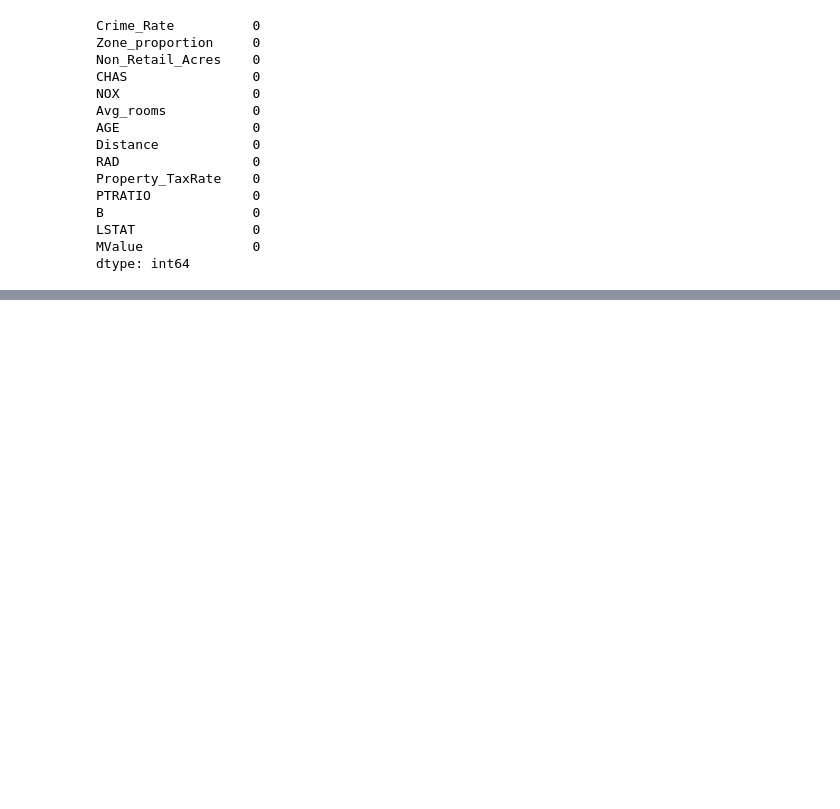
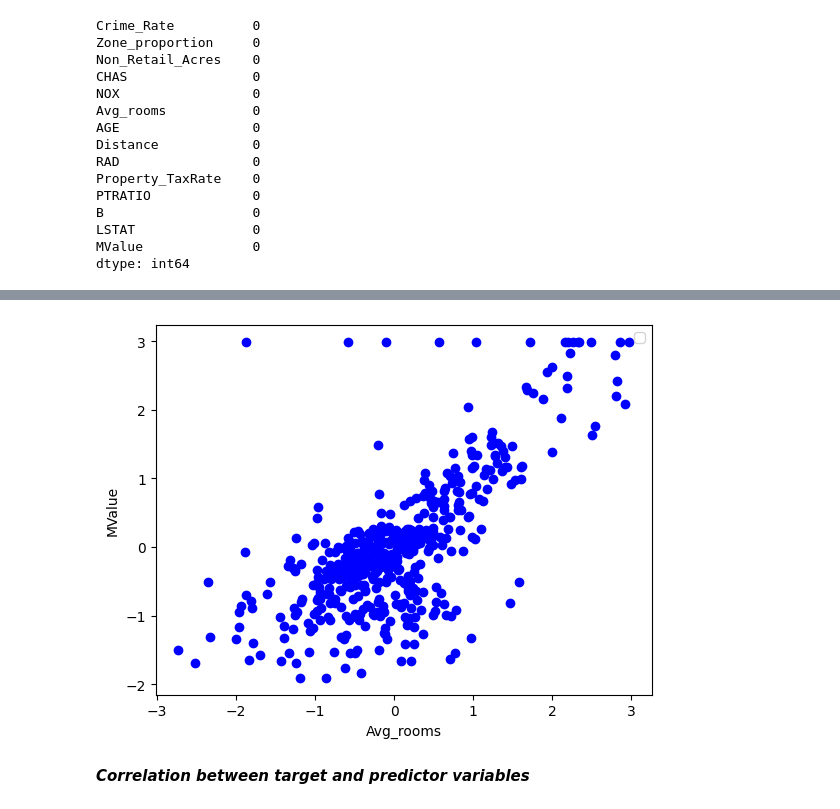
Before and after one commit to noelmt7/AML_LAB1, a Jupyter notebook: 2348538_Lab1.ipynb, the cells around one changed output, grey strips where cells are left out. Cells and saved outputs as stored; diff of their text form; code cells hidden in the pictures; blank space fills up the shorter version.

```diff
--- a/2348538_Lab1.ipynb
+++ b/2348538_Lab1.ipynb
@@ -36,0 +61,5 @@ dtype: int64
+# %%
+from scipy.stats import zscore
+
+
+zscore_df=df1.apply(zscore)
@@ -36,0 +74,6 @@ dtype: int64
+# %%
+outlier_mask = (zscore_df > 3) | (zscore_df < -3)
+
+outlier_rows = np.any(outlier_mask, axis=1)
+
+cleaned_df = zscore_df[~outlier_rows]
@@ -36,0 +88,14 @@ dtype: int64
+# %%
+#Feature Variables
+x= cleaned_df['Avg_rooms'].values
+
+#Target Variable
+y = cleaned_df['MValue'].values
+# %%
+plt.scatter(x,y, c = 'blue')
+
+plt.xlabel('Avg_rooms')
+plt.ylabel('MValue')
+plt.legend()
+plt.show()
+# %% [output]
@@ -36,0 +103,3 @@ dtype: int64
+[figure, added]
+# %% [markdown]
+***Correlation between target and predictor variables***
```
Also changed, not shown: parts of 22 cells of this notebook.
